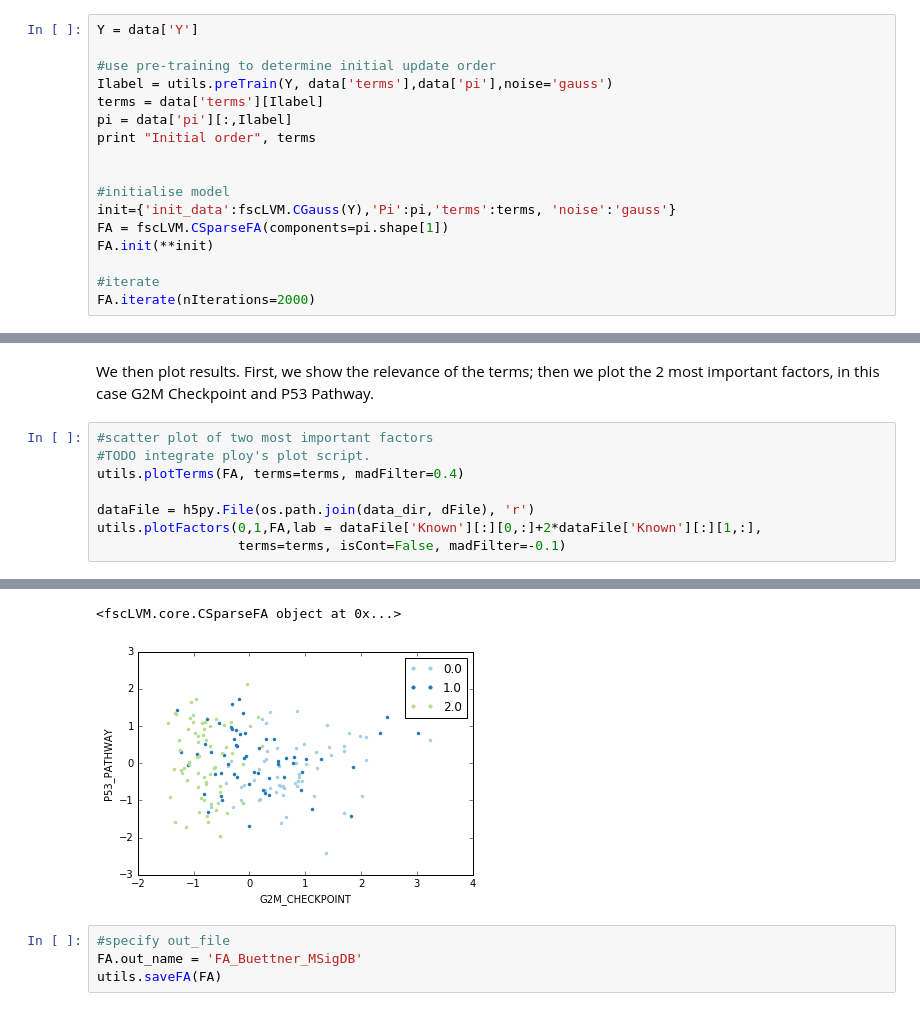
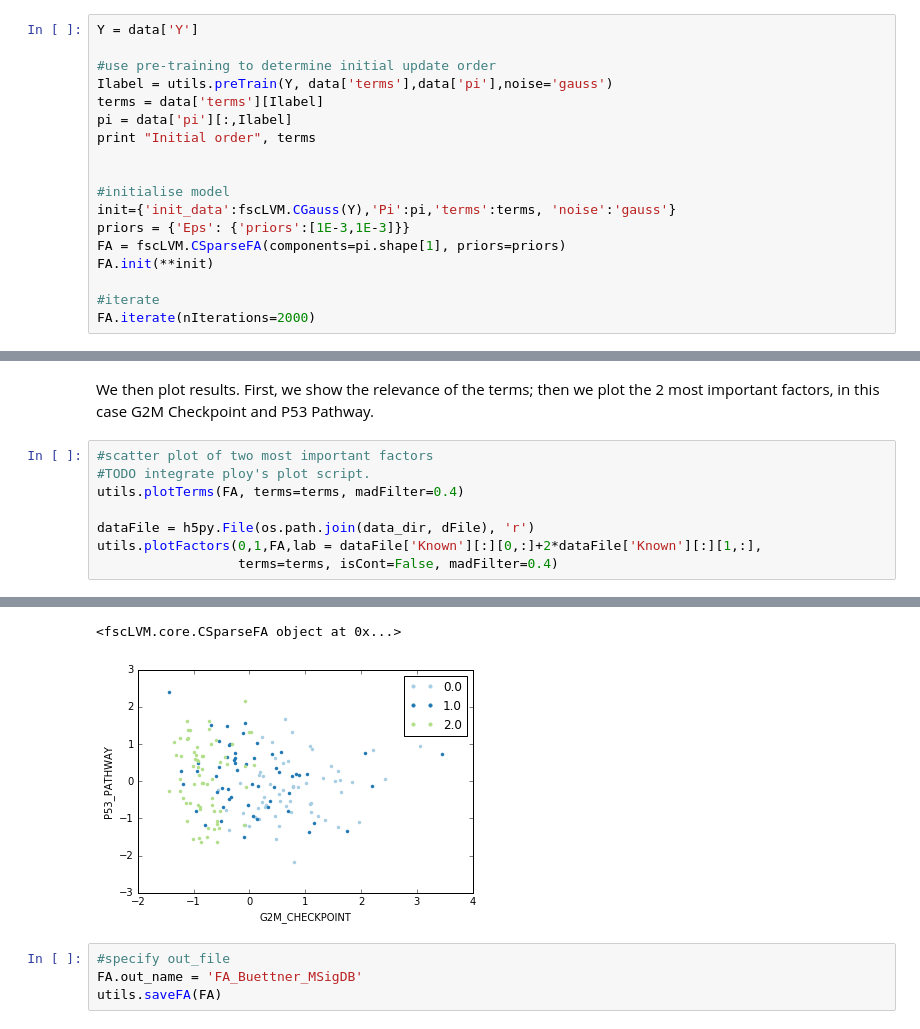
Before and after one commit to bioFAM/slalom, a Jupyter notebook: py/demo/ipynb/f-scLVM.ipynb, the cells around one changed output, grey strips where cells are left out. Drawn from its saved outputs; the diff is of its cells as text.

```diff
--- a/py/demo/ipynb/f-scLVM.ipynb
+++ b/py/demo/ipynb/f-scLVM.ipynb
@@ -104,7 +104,8 @@ print "Initial order", terms
 
 #initialise model
 init={'init_data':fscLVM.CGauss(Y),'Pi':pi,'terms':terms, 'noise':'gauss'}
-FA = fscLVM.CSparseFA(components=pi.shape[1])
+priors = {'Eps': {'priors':[1E-3,1E-3]}}
+FA = fscLVM.CSparseFA(components=pi.shape[1], priors=priors)
 FA.init(**init)
 
 #iterate
@@ -119,5 +138,5 @@ utils.plotTerms(FA, terms=terms, madFilter=0.4)
 
 dataFile = h5py.File(os.path.join(data_dir, dFile), 'r')
 utils.plotFactors(0,1,FA,lab = dataFile['Known'][:][0,:]+2*dataFile['Known'][:][1,:],
-                  terms=terms, isCont=False, madFilter=-0.1)
+                  terms=terms, isCont=False, madFilter=0.4)
 # %% [output]
@@ -125,5 +144,5 @@ utils.plotFactors(0,1,FA,lab = dataFile['Known'][:][0,:]+2*dataFile['Known'][:][
 <fscLVM.core.CSparseFA object at 0x...>
-[figure, old version]
+[figure, new version]
 # %%
 #specify out_file
 FA.out_name = 'FA_Buettner_MSigDB'
```
Also changed, not shown: parts of 2 cells of this notebook.
